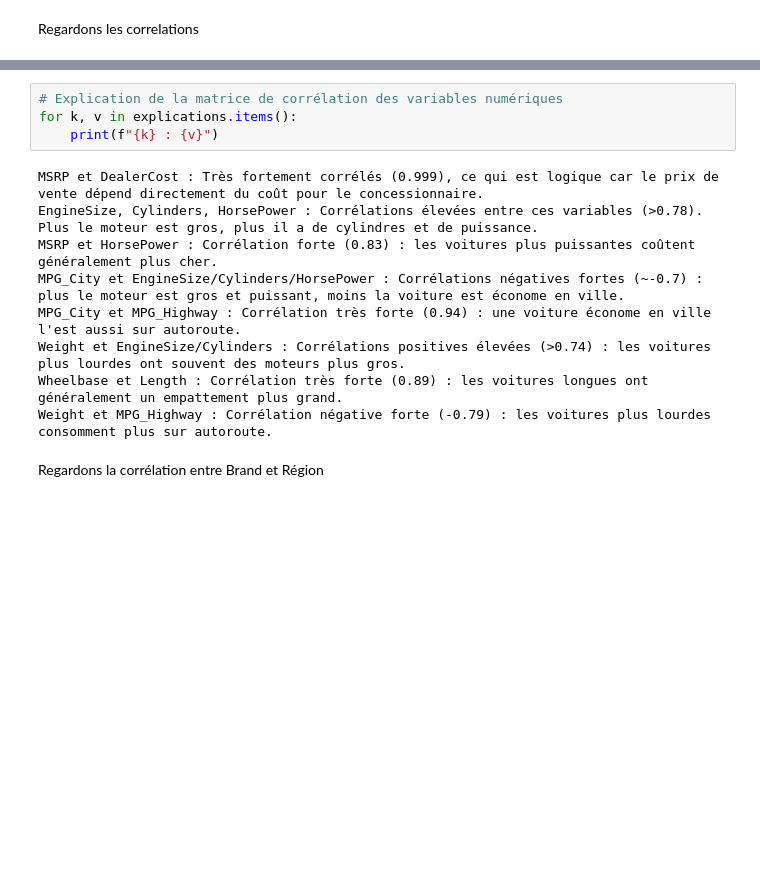
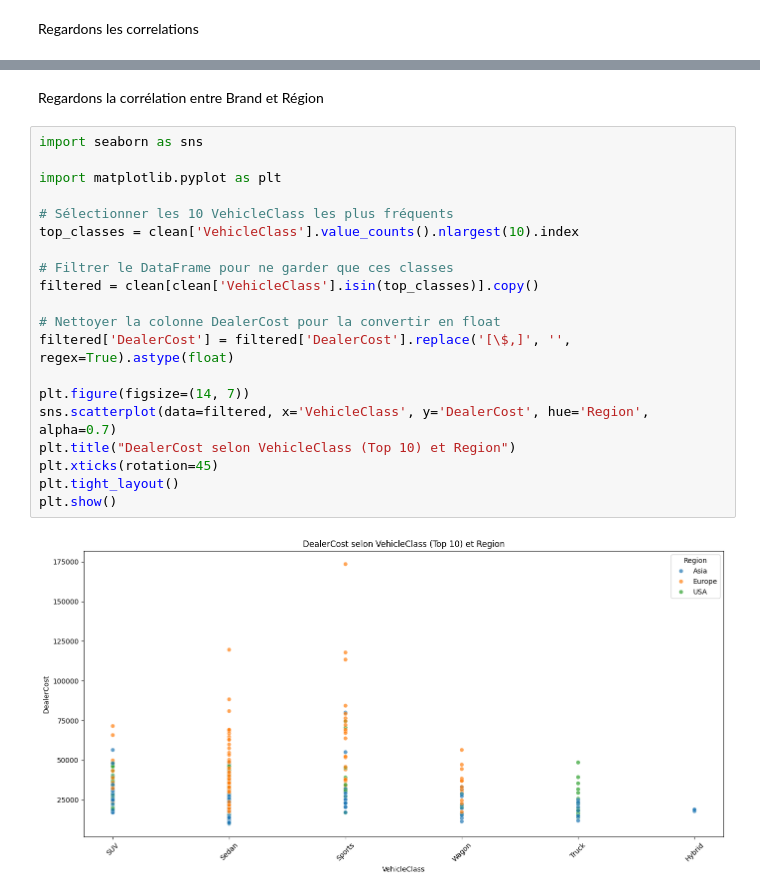
Before and after one commit to koffi24/Projet_DataScience, a Jupyter notebook: Cars.ipynb, the cells around one changed output, grey strips where cells are left out. Cells and saved outputs as stored; diff of their text form; blank space fills up the shorter version.

```diff
--- a/Cars.ipynb
+++ b/Cars.ipynb
@@ -180,15 +178,24 @@ plt.show()
-# %%
-# Explication de la matrice de corrélation des variables numériques
-for k, v in explications.items():
-    print(f"{k} : {v}")
-# %% [output]
-MSRP et DealerCost : Très fortement corrélés (0.999), ce qui est logique car le prix de vente dépend directement du coût pour le concessionnaire.
-EngineSize, Cylinders, HorsePower : Corrélations élevées entre ces variables (>0.78). Plus le moteur est gros, plus il a de cylindres et de puissance.
-MSRP et HorsePower : Corrélation forte (0.83) : les voitures plus puissantes coûtent généralement plus cher.
-MPG_City et EngineSize/Cylinders/HorsePower : Corrélations négatives fortes (~-0.7) : plus le moteur est gros et puissant, moins la voiture est économe en ville.
-MPG_City et MPG_Highway : Corrélation très forte (0.94) : une voiture économe en ville l'est aussi sur autoroute.
-Weight et EngineSize/Cylinders : Corrélations positives élevées (>0.74) : les voitures plus lourdes ont souvent des moteurs plus gros.
-Wheelbase et Length : Corrélation très forte (0.89) : les voitures longues ont généralement un empattement plus grand.
-Weight et MPG_Highway : Corrélation négative forte (-0.79) : les voitures plus lourdes consomment plus sur autoroute.
 # %% [markdown]
 Regardons la corrélation entre Brand et Région
+# %%
+import seaborn as sns
+
+import matplotlib.pyplot as plt
+
+# Sélectionner les 10 VehicleClass les plus fréquents
+top_classes = clean['VehicleClass'].value_counts().nlargest(10).index
+
+# Filtrer le DataFrame pour ne garder que ces classes
+filtered = clean[clean['VehicleClass'].isin(top_classes)].copy()
+
+# Nettoyer la colonne DealerCost pour la convertir en float
+filtered['DealerCost'] = filtered['DealerCost'].replace('[\$,]', '', regex=True).astype(float)
+
+plt.figure(figsize=(14, 7))
+sns.scatterplot(data=filtered, x='VehicleClass', y='DealerCost', hue='Region', alpha=0.7)
+plt.title("DealerCost selon VehicleClass (Top 10) et Region")
+plt.xticks(rotation=45)
+plt.tight_layout()
+plt.show()
+# %% [output]
+[figure, added]
```
Also changed, not shown: parts of 7 cells of this notebook, 1 other file.
